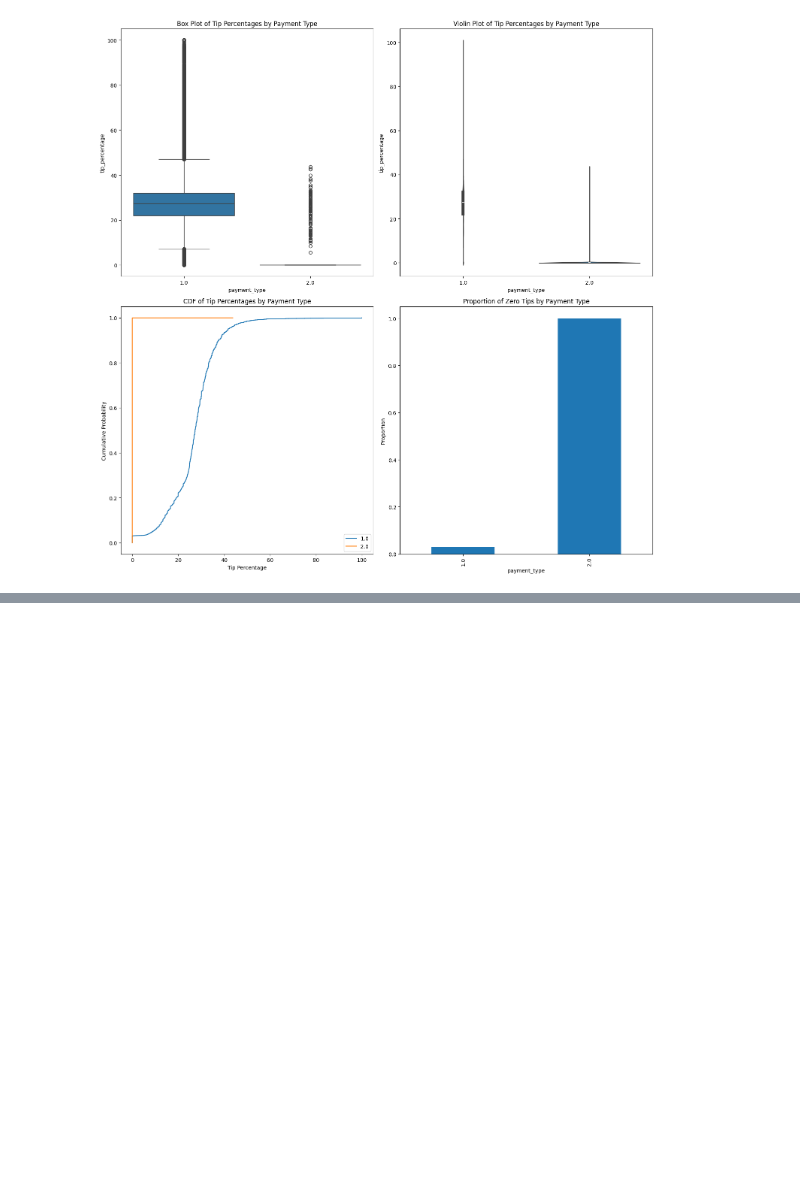
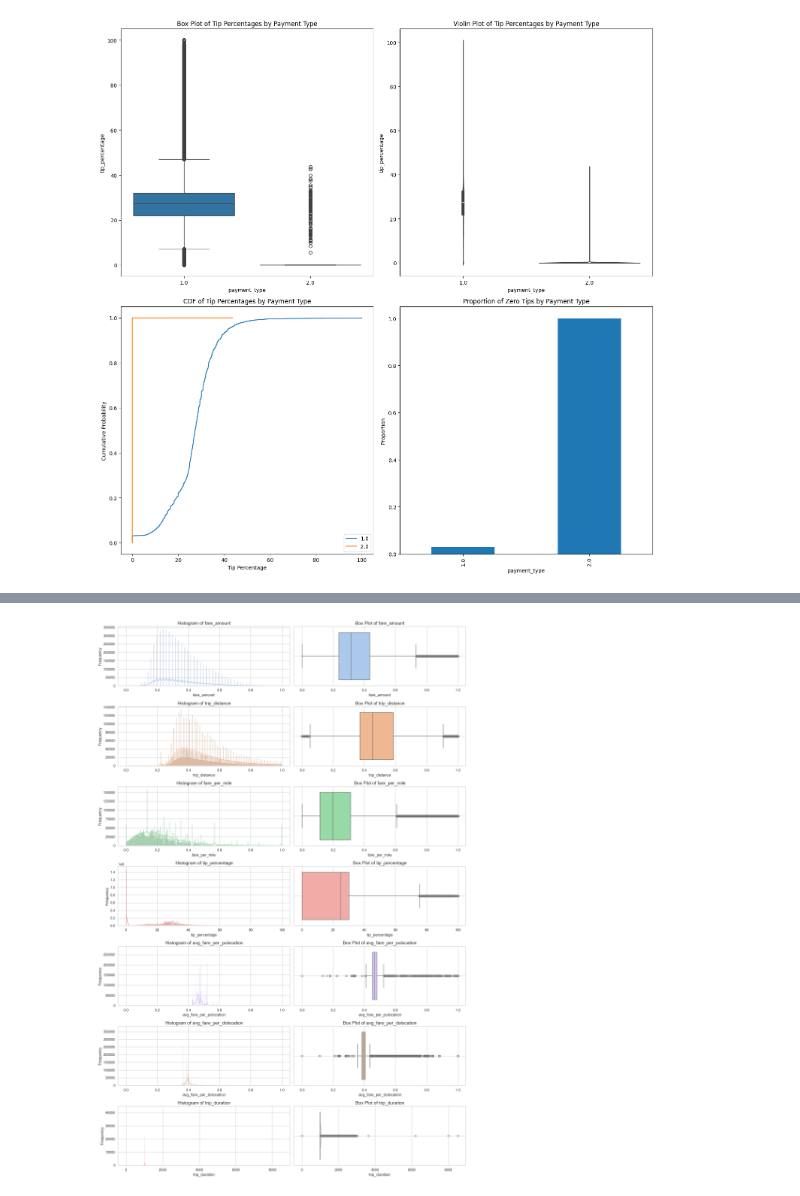
Before and after one commit to LongD3Ad/Taxi-Fare, a Jupyter notebook: Taxi_EDA.ipynb, the cells around one changed output, grey strips where cells are left out. Cells and saved outputs as stored; diff of their text form; code cells hidden in the pictures; blank space fills up the shorter version.

```diff
--- a/Taxi_EDA.ipynb
+++ b/Taxi_EDA.ipynb
@@ -473,0 +623,29 @@ plt.show()
+# %%
+# Re-plotting the numerical columns data
+
+numerical_columns = ['fare_amount', 'trip_distance', 'fare_per_mile', 'tip_percentage', 'avg_fare_per_pulocation', 'avg_fare_per_dolocation', 'trip_duration']
+
+sns.set(style="whitegrid")
+palette = sns.color_palette("pastel")
+
+plt.figure(figsize=(16, 24))
+for i, col in enumerate(numerical_columns):
+    # Histogram
+    plt.subplot(len(numerical_columns), 2, 2*i + 1)
+    sns.histplot(df[col], kde=True, color=palette[i % len(palette)], edgecolor='black')
+    plt.title(f'Histogram of {col}', fontsize=14)
+    plt.xlabel(col, fontsize=12)
+    plt.ylabel('Frequency', fontsize=12)
+    plt.grid(True)
+
+    # Box plot
+    plt.subplot(len(numerical_columns), 2, 2*i + 2)
+    sns.boxplot(x=df[col], color=palette[i % len(palette)], linewidth=1.5)
+    plt.title(f'Box Plot of {col}', fontsize=14)
+    plt.xlabel(col, fontsize=12)
+    plt.grid(True)
+
+plt.tight_layout()
+plt.show()
+# %% [output]
+[figure, added]
```
Also changed, not shown: parts of 31 cells of this notebook.
